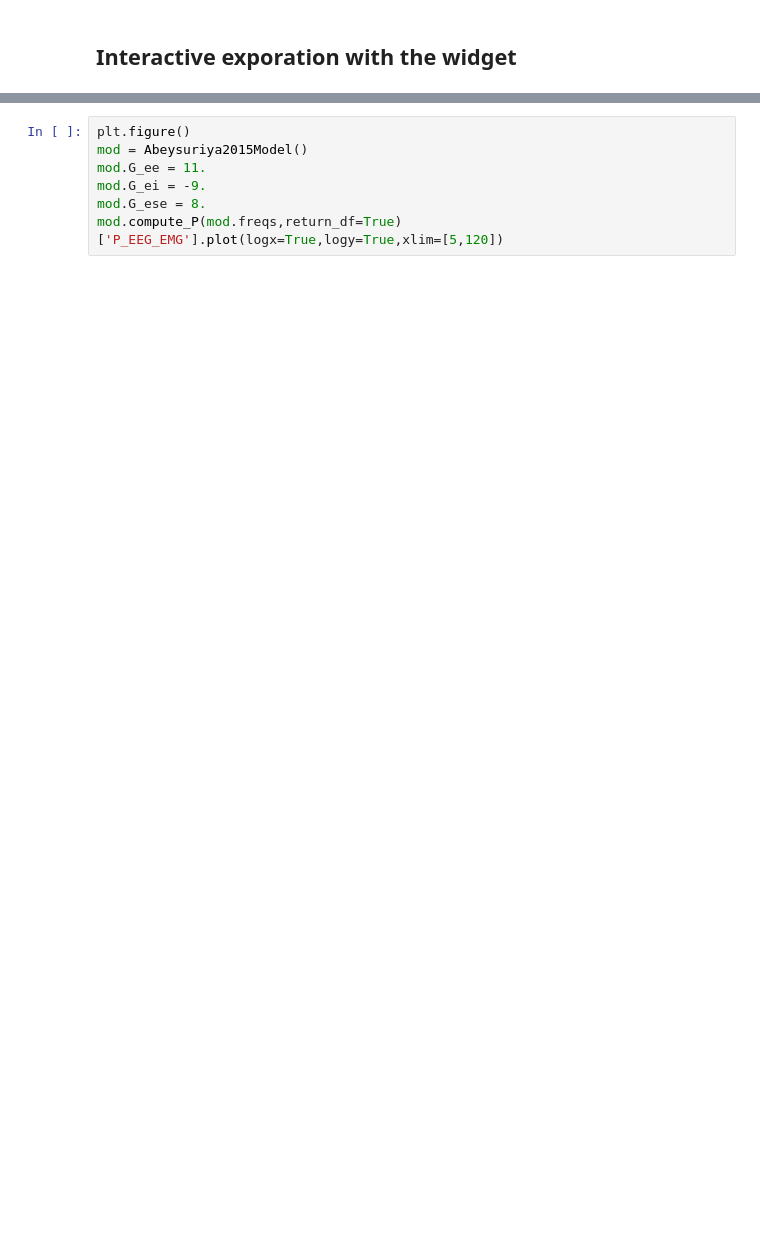
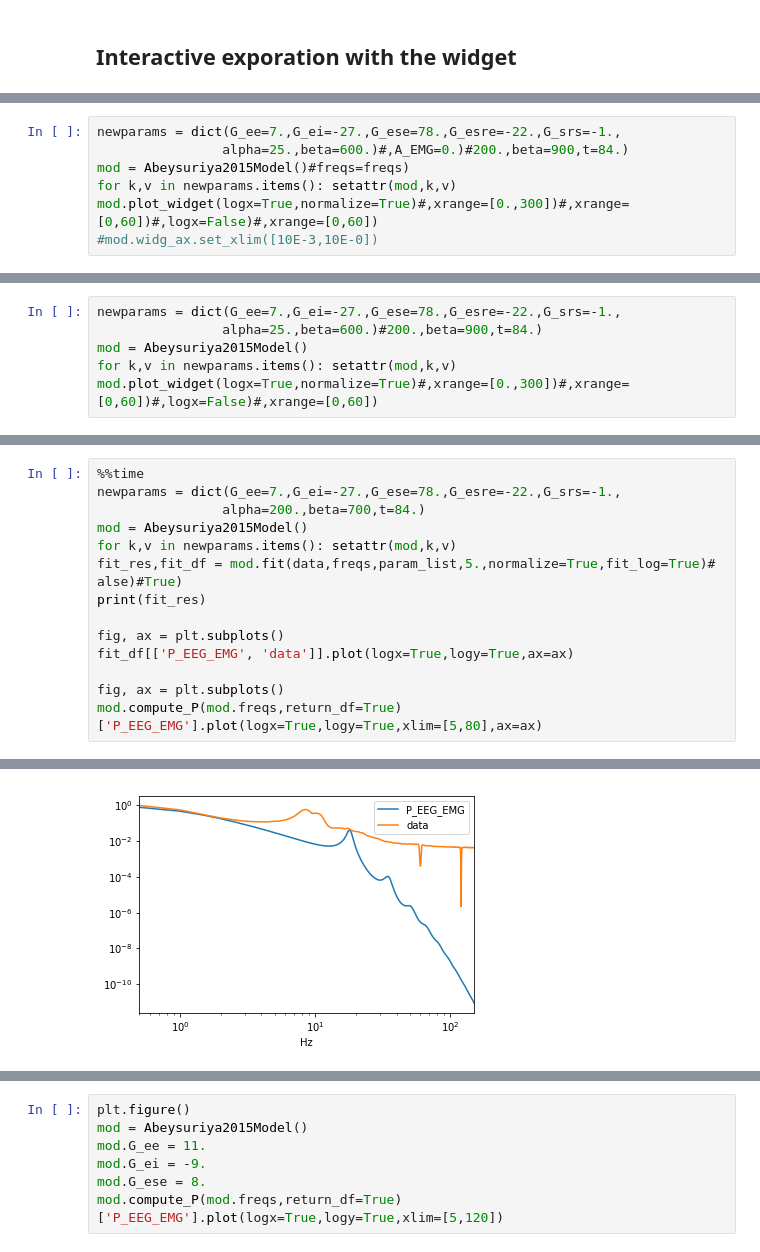
Before and after one commit to Lefebvrelab/SpectralNeuralModels, a Jupyter notebook: notes/notebooks/looking_at_the_abeysuriya_model.ipynb, the cells around one changed output, grey strips where cells are left out. Drawn from its saved outputs; the diff is of its cells as text; blank space fills up the shorter version.

```diff
--- a/notes/notebooks/looking_at_the_abeysuriya_model.ipynb
+++ b/notes/notebooks/looking_at_the_abeysuriya_model.ipynb
@@ -31,0 +41,7 @@ aW50ZXJhY3RpdmUoY2hpbGRyZW49KEludFNsaWRlcih2YWx1ZT01LCBkZXNjcmlwdGlvbj11J0dfZWUn
+# %%
+newparams = dict(G_ee=7.,G_ei=-27.,G_ese=78.,G_esre=-22.,G_srs=-1.,
+                alpha=25.,beta=600.)#,A_EMG=0.)#200.,beta=900,t=84.)
+mod = Abeysuriya2015Model()#freqs=freqs)
+for k,v in newparams.items(): setattr(mod,k,v)
+mod.plot_widget(logx=True,normalize=True)#,xrange=[0.,300])#,xrange=[0,60])#,logx=False)#,xrange=[0,60])
+#mod.widg_ax.set_xlim([10E-3,10E-0])
@@ -31,0 +54,6 @@ aW50ZXJhY3RpdmUoY2hpbGRyZW49KEludFNsaWRlcih2YWx1ZT01LCBkZXNjcmlwdGlvbj11J0dfZWUn
+# %%
+newparams = dict(G_ee=7.,G_ei=-27.,G_ese=78.,G_esre=-22.,G_srs=-1.,
+                alpha=25.,beta=600.)#200.,beta=900,t=84.)
+mod = Abeysuriya2015Model()
+for k,v in newparams.items(): setattr(mod,k,v)
+mod.plot_widget(logx=True,normalize=True)#,xrange=[0.,300])#,xrange=[0,60])#,logx=False)#,xrange=[0,60])
@@ -31,0 +93,15 @@ aW50ZXJhY3RpdmUoY2hpbGRyZW49KEludFNsaWRlcih2YWx1ZT01LCBkZXNjcmlwdGlvbj11J0dfZWUn
+# %%
+%%time
+newparams = dict(G_ee=7.,G_ei=-27.,G_ese=78.,G_esre=-22.,G_srs=-1.,
+                alpha=200.,beta=700,t=84.)
+mod = Abeysuriya2015Model()
+for k,v in newparams.items(): setattr(mod,k,v)
+fit_res,fit_df = mod.fit(data,freqs,param_list,5.,normalize=True,fit_log=True)# alse)#True)
+print(fit_res)
+
+fig, ax = plt.subplots()
+fit_df[['P_EEG_EMG', 'data']].plot(logx=True,logy=True,ax=ax)
+
+fig, ax = plt.subplots()
+mod.compute_P(mod.freqs,return_df=True)['P_EEG_EMG'].plot(logx=True,logy=True,xlim=[5,80],ax=ax)
+# %% [output]
@@ -31,0 +123 @@ aW50ZXJhY3RpdmUoY2hpbGRyZW49KEludFNsaWRlcih2YWx1ZT01LCBkZXNjcmlwdGlvbj11J0dfZWUn
+[figure, added]
```
Also changed, not shown: parts of 37 cells of this notebook.
